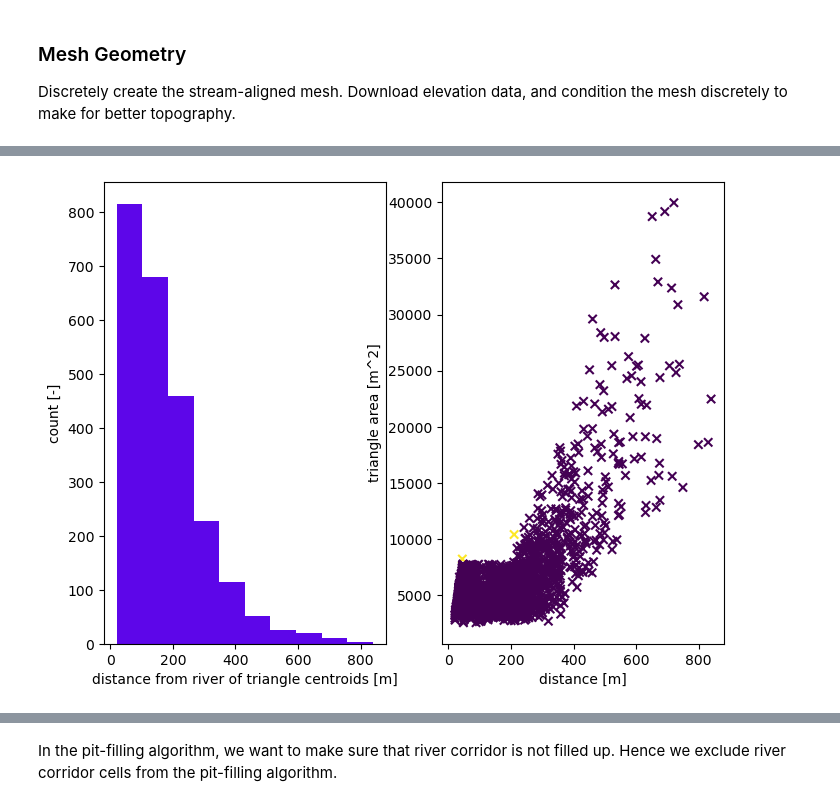
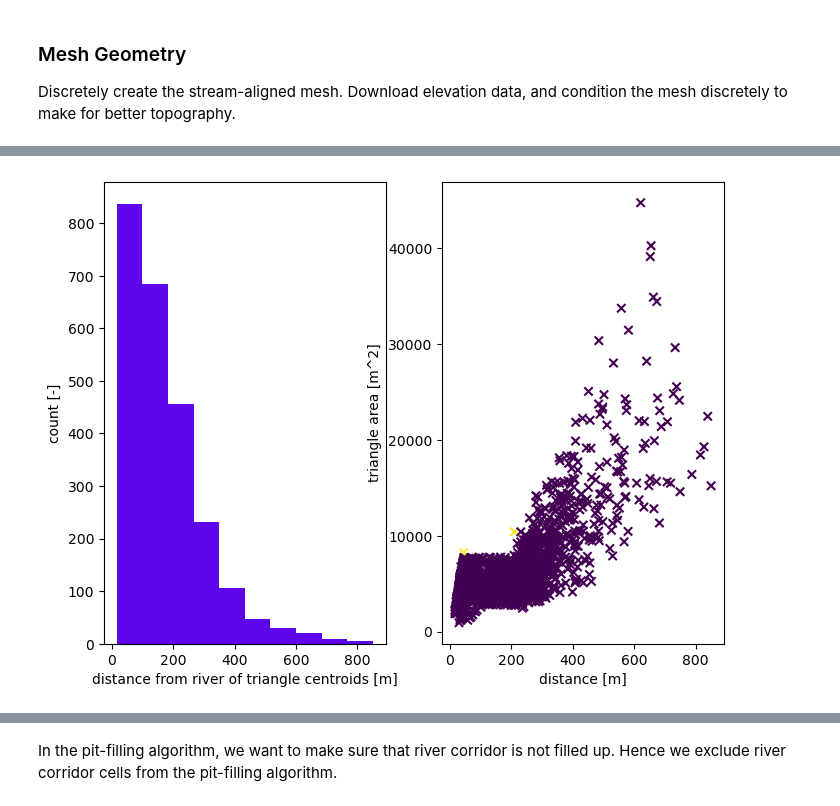
Before and after one commit to environmental-modeling-workflows/watershed-workflow, a Jupyter notebook: examples/coweeta_stream_aligned_mesh.ipynb, the cells around one changed output, grey strips where cells are left out. Cells and saved outputs as stored; diff of their text form; code cells hidden in the pictures.

```diff
--- a/examples/coweeta_stream_aligned_mesh.ipynb
+++ b/examples/coweeta_stream_aligned_mesh.ipynb
@@ -292,5 +331,6 @@ m2, areas, dists = watershed_workflow.tessalateRiverAligned(watershed, rivers,
                                                             river_width=widths,
                                                             refine_min_angle=min_angle,
                                                             refine_distance=[refine_d0, refine_A0, refine_d1, refine_A1],
+                                                            handle_stream_triangles= 'enforce', # this flag will double the time of triangulation. Read documentation.
                                                             diagnostics=True)
 # %% [output]
@@ -297,4 +354,4 @@ m2, areas, dists = watershed_workflow.tessalateRiverAligned(watershed, rivers,
-[figure, old version]
+[figure, new version]
 # %%
 # get a raster for the elevation map, based on 3DEP
 dem = sources['DEM'].getDataset(watershed.exterior, watershed.crs)['dem']
```
Also changed, not shown: parts of 33 cells of this notebook, 6 other files.
